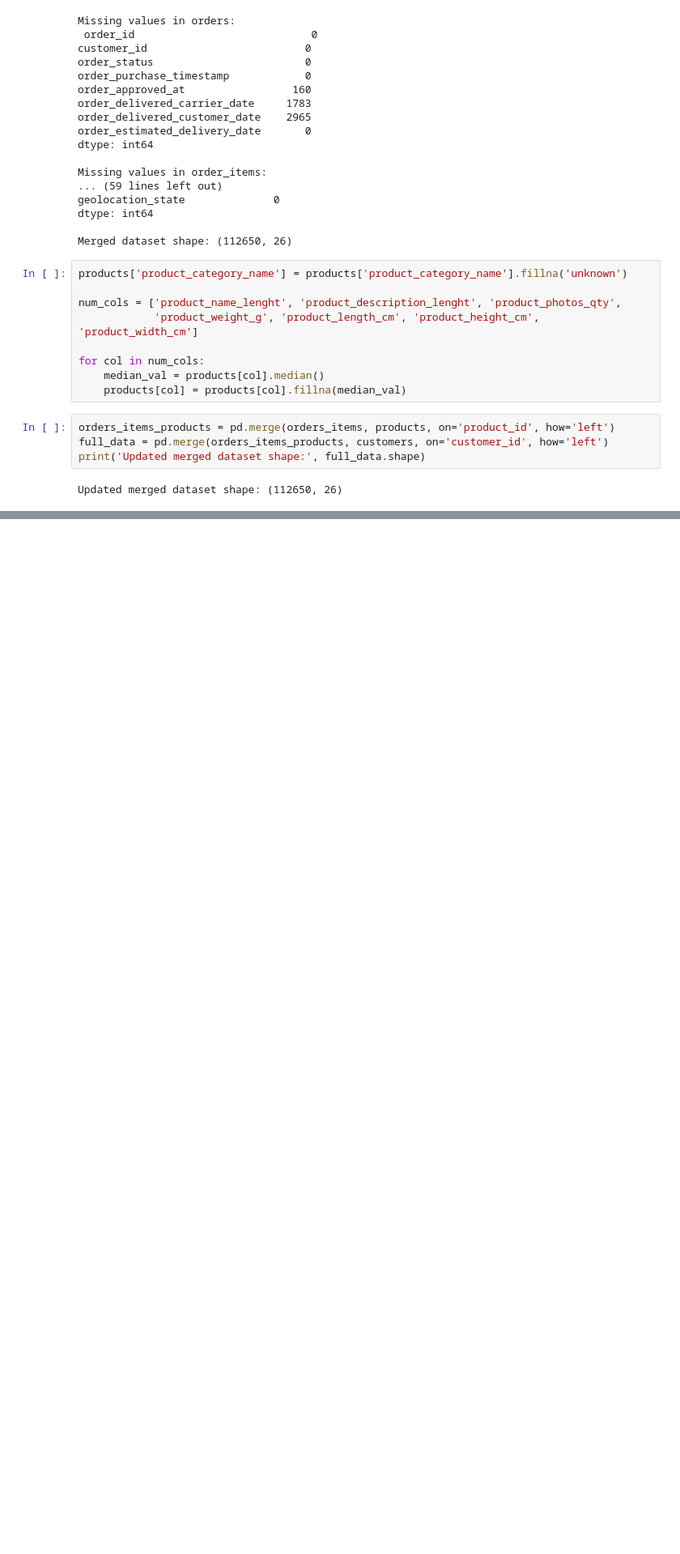
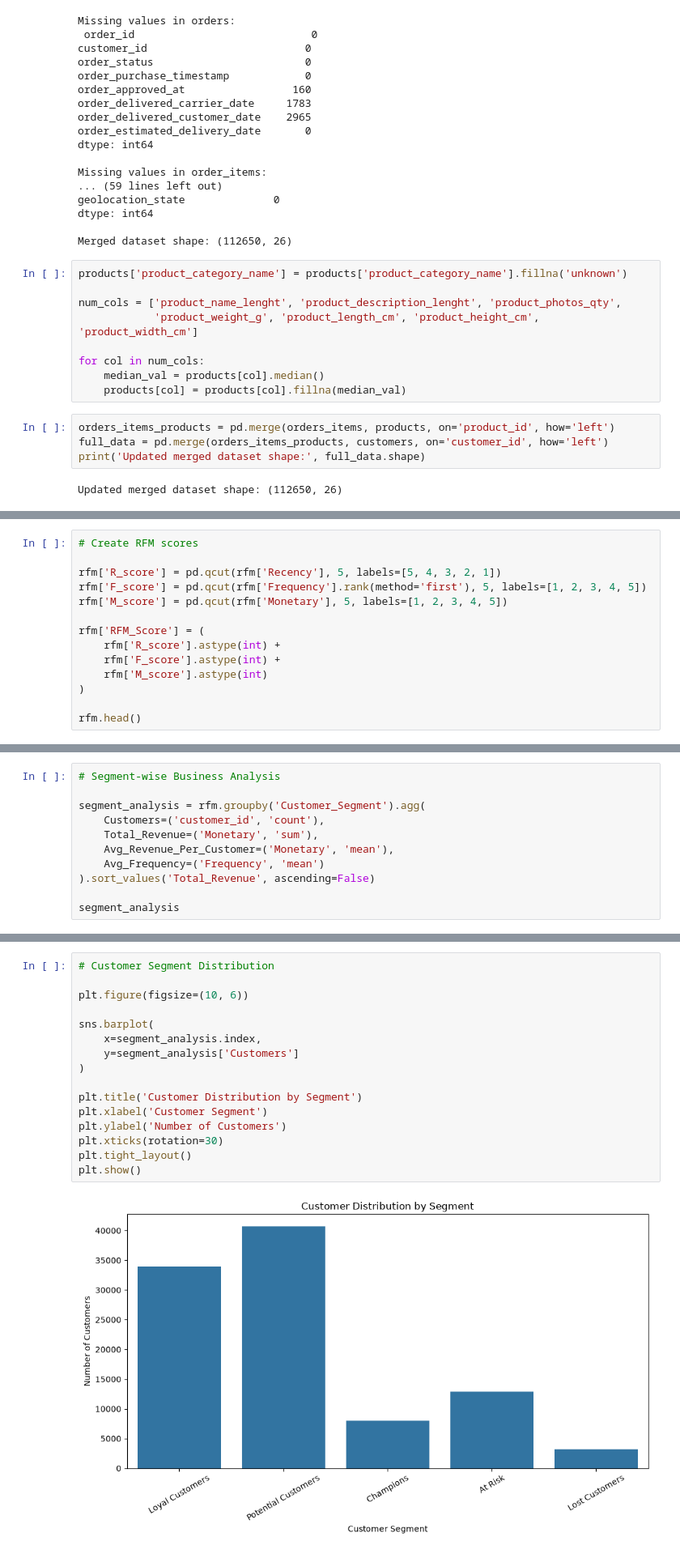
Before and after one commit to azhar-khan-1/E-commerce-Insights-Product-Recommender, a Jupyter notebook: e-commerce-insights-product-recommender.ipynb, the cells around one changed output, grey strips where cells are left out. Shown at 81% size. Saved outputs shown, nothing was run; the diff lists cells and outputs as text; blank space fills up the shorter version.

Commit message:
Update recommendation analysis notebook

```diff
--- a/e-commerce-insights-product-recommender.ipynb
+++ b/e-commerce-insights-product-recommender.ipynb
@@ -184,0 +530,14 @@ recommendations_df.to_csv("product_recommendations.csv", index=False)
+# %%
+# Create RFM scores
+
+rfm['R_score'] = pd.qcut(rfm['Recency'], 5, labels=[5, 4, 3, 2, 1])
+rfm['F_score'] = pd.qcut(rfm['Frequency'].rank(method='first'), 5, labels=[1, 2, 3, 4, 5])
+rfm['M_score'] = pd.qcut(rfm['Monetary'], 5, labels=[1, 2, 3, 4, 5])
+
+rfm['RFM_Score'] = (
+    rfm['R_score'].astype(int) +
+    rfm['F_score'].astype(int) +
+    rfm['M_score'].astype(int)
+)
+
+rfm.head()
@@ -184,0 +551,11 @@ recommendations_df.to_csv("product_recommendations.csv", index=False)
+# %%
+# Segment-wise Business Analysis
+
+segment_analysis = rfm.groupby('Customer_Segment').agg(
+    Customers=('customer_id', 'count'),
+    Total_Revenue=('Monetary', 'sum'),
+    Avg_Revenue_Per_Customer=('Monetary', 'mean'),
+    Avg_Frequency=('Frequency', 'mean')
+).sort_values('Total_Revenue', ascending=False)
+
+segment_analysis
@@ -184,0 +585,18 @@ recommendations_df.to_csv("product_recommendations.csv", index=False)
+# %%
+# Customer Segment Distribution
+
+plt.figure(figsize=(10, 6))
+
+sns.barplot(
+    x=segment_analysis.index,
+    y=segment_analysis['Customers']
+)
+
+plt.title('Customer Distribution by Segment')
+plt.xlabel('Customer Segment')
+plt.ylabel('Number of Customers')
+plt.xticks(rotation=30)
+plt.tight_layout()
+plt.show()
+# %% [output]
+[figure, added]
```
Also changed, not shown: parts of 35 cells of this notebook.
